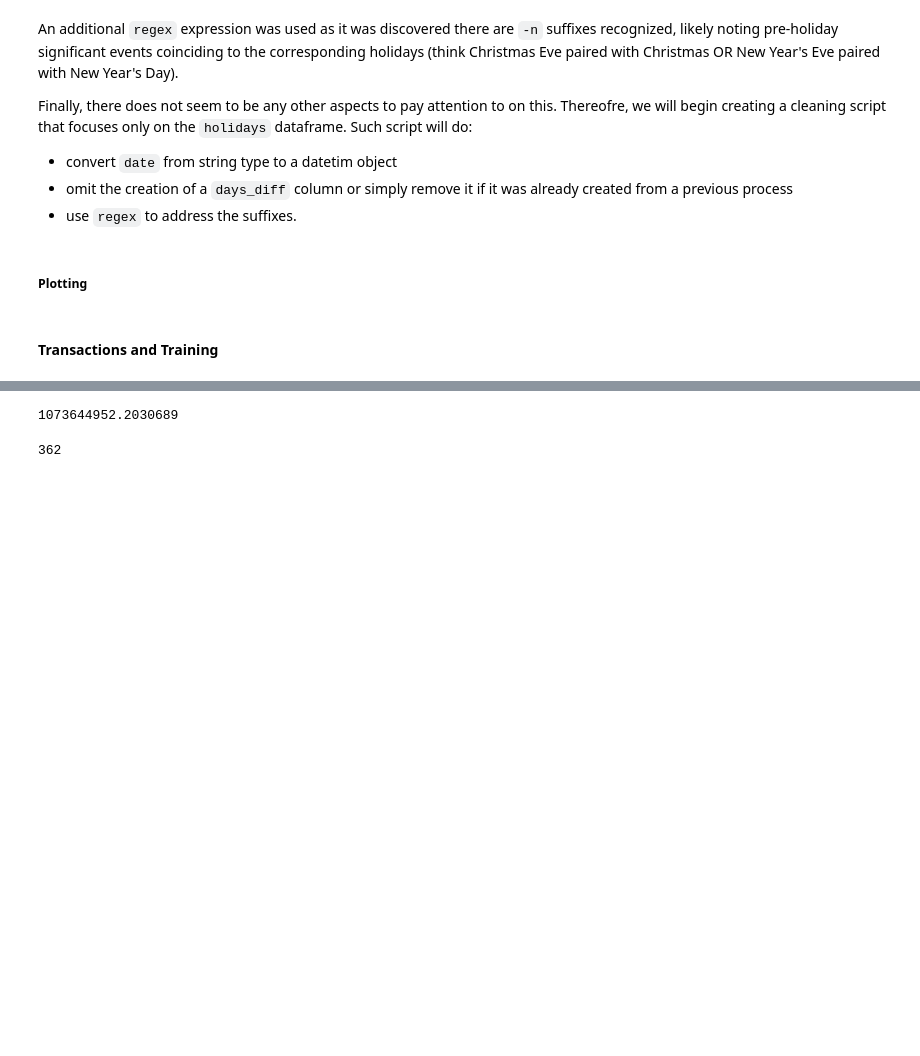
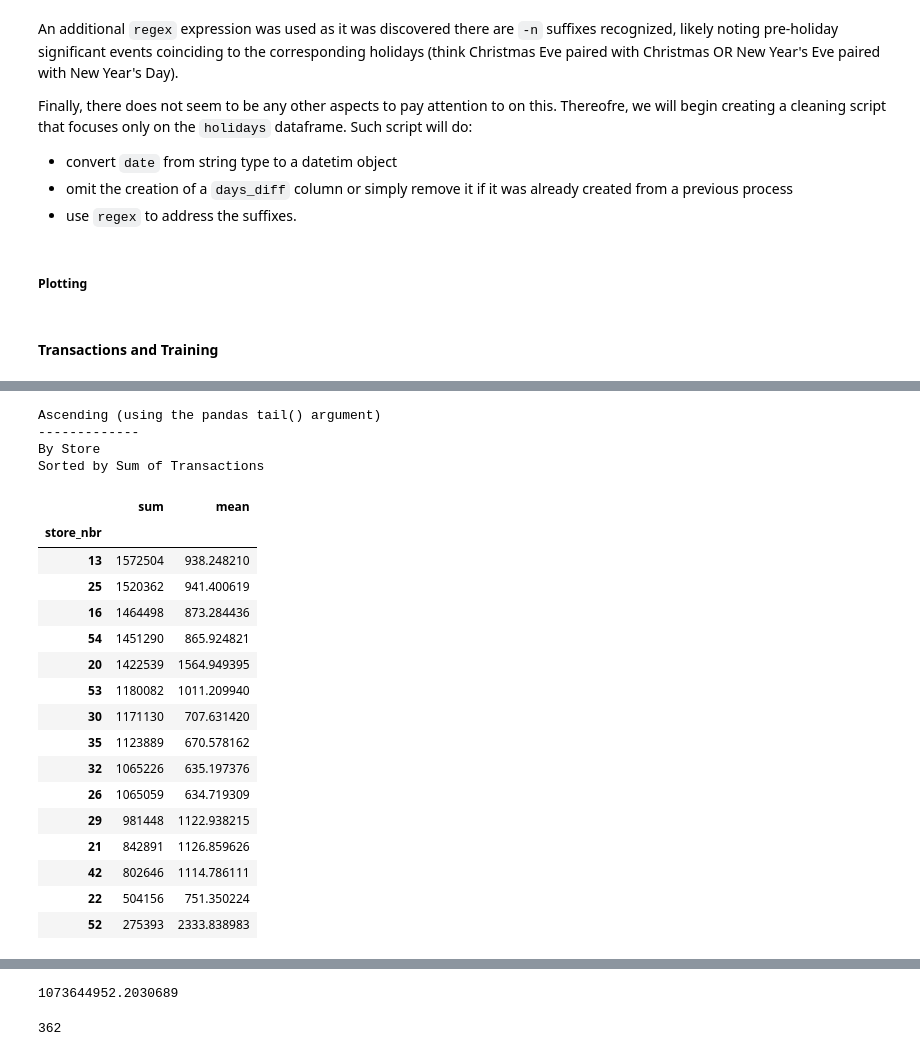
Before and after one commit to chriskuz/store_sales_time_series_forecasting, a Jupyter notebook: src/data_look.ipynb, the cells around one changed output, grey strips where cells are left out. Saved outputs shown, nothing was run; the diff lists cells and outputs as text; code cells hidden in the pictures; blank space fills up the shorter version.

```diff
--- a/src/data_look.ipynb
+++ b/src/data_look.ipynb
@@ -816,0 +984,80 @@ display(training.head(20))
+# %%
+print("Ascending (using the pandas tail() argument)")
+print("-------------")
+
+#which store offers the most transactions
+#what are the average transactions offer per store
+print("By Store")
+print("Sorted by Sum of Transactions")
+display(
+    transx
+    .groupby(
+        "store_nbr"
+    )["transactions"]
+    .agg(
+        ["sum", "mean"]
+    )
+    .sort_values(by="sum", ascending=False).tail(15)
+)
+print("Sorted by Mean of Transactions")
+display(
+    transx
+    .groupby(
+        "store_nbr"
+    )["transactions"]
+    .agg(
+        ["sum", "mean"]
+    )
+    .sort_values(by="mean", ascending=False).tail(15)
+)
+print("-------------")
+
+
+#which day has the most transactions
+#what are the average amount of transaciton per day
+print("By Date")
+print("Sorted by Sum of Transactions")
+display(
+    transx
+    .groupby(
+        "date"
+    )["transactions"]
+    .agg(
+        ["sum", "mean"]
+    )
+    .sort_values(by="sum", ascending=False).tail(15)
+)
+print("Sorted by Mean of Transactions")
+display(
+    transx
+    .groupby(
+        "date"
+    )["transactions"]
+    .agg(
+        ["sum", "mean"]
+    )
+    .sort_values(by="mean", ascending=False).tail(15)
+)
+print("-------------")
+# %% [output]
+Ascending (using the pandas tail() argument)
+-------------
+By Store
+Sorted by Sum of Transactions
+|  | sum | mean |
+| store_nbr |  |  |
+| 13 | 1572504 | 938.248210 |
+| 25 | 1520362 | 941.400619 |
+| 16 | 1464498 | 873.284436 |
+| 54 | 1451290 | 865.924821 |
+| 20 | 1422539 | 1564.949395 |
+| 53 | 1180082 | 1011.209940 |
+| 30 | 1171130 | 707.631420 |
+| 35 | 1123889 | 670.578162 |
+| 32 | 1065226 | 635.197376 |
+| 26 | 1065059 | 634.719309 |
+| 29 | 981448 | 1122.938215 |
+| 21 | 842891 | 1126.859626 |
+| 42 | 802646 | 1114.786111 |
+| 22 | 504156 | 751.350224 |
+| 52 | 275393 | 2333.838983 |
```
Also changed, not shown: parts of 17 cells of this notebook.
